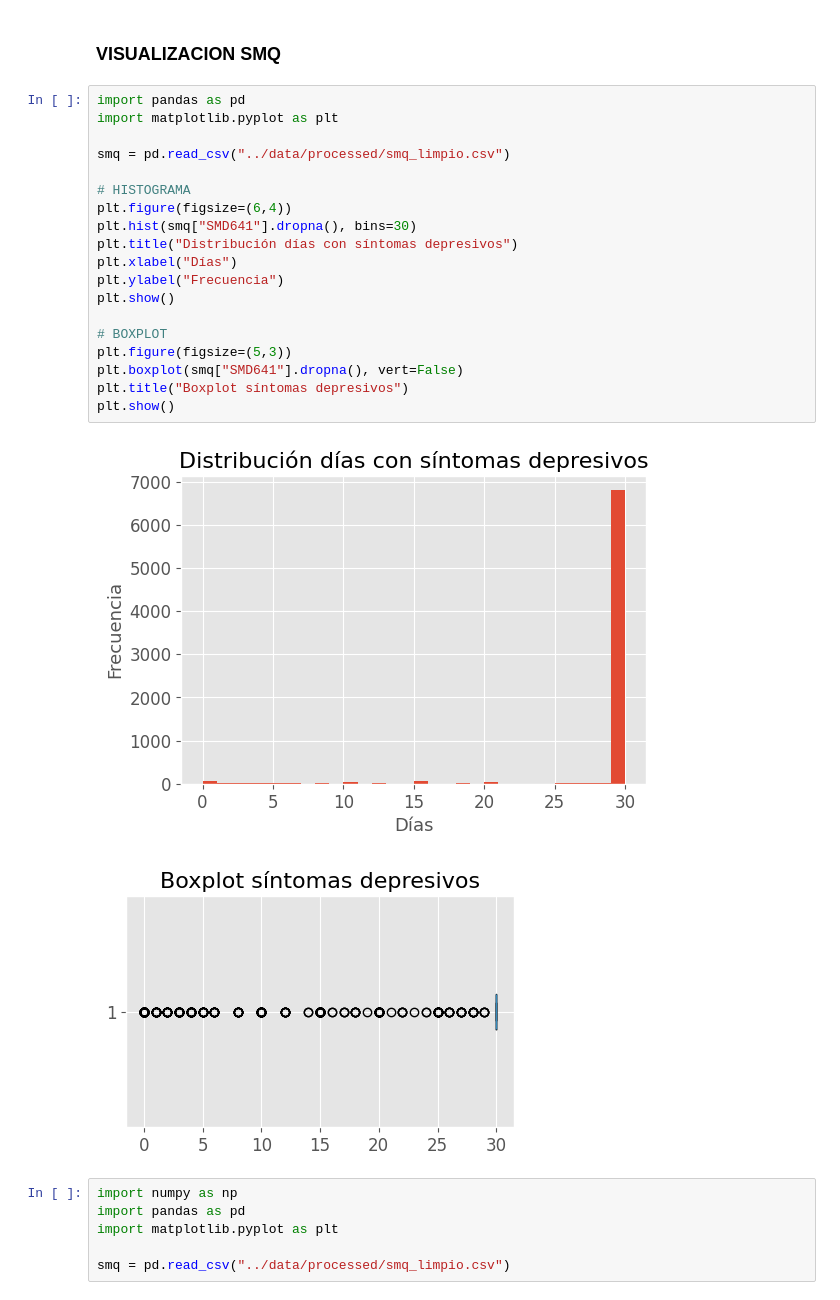
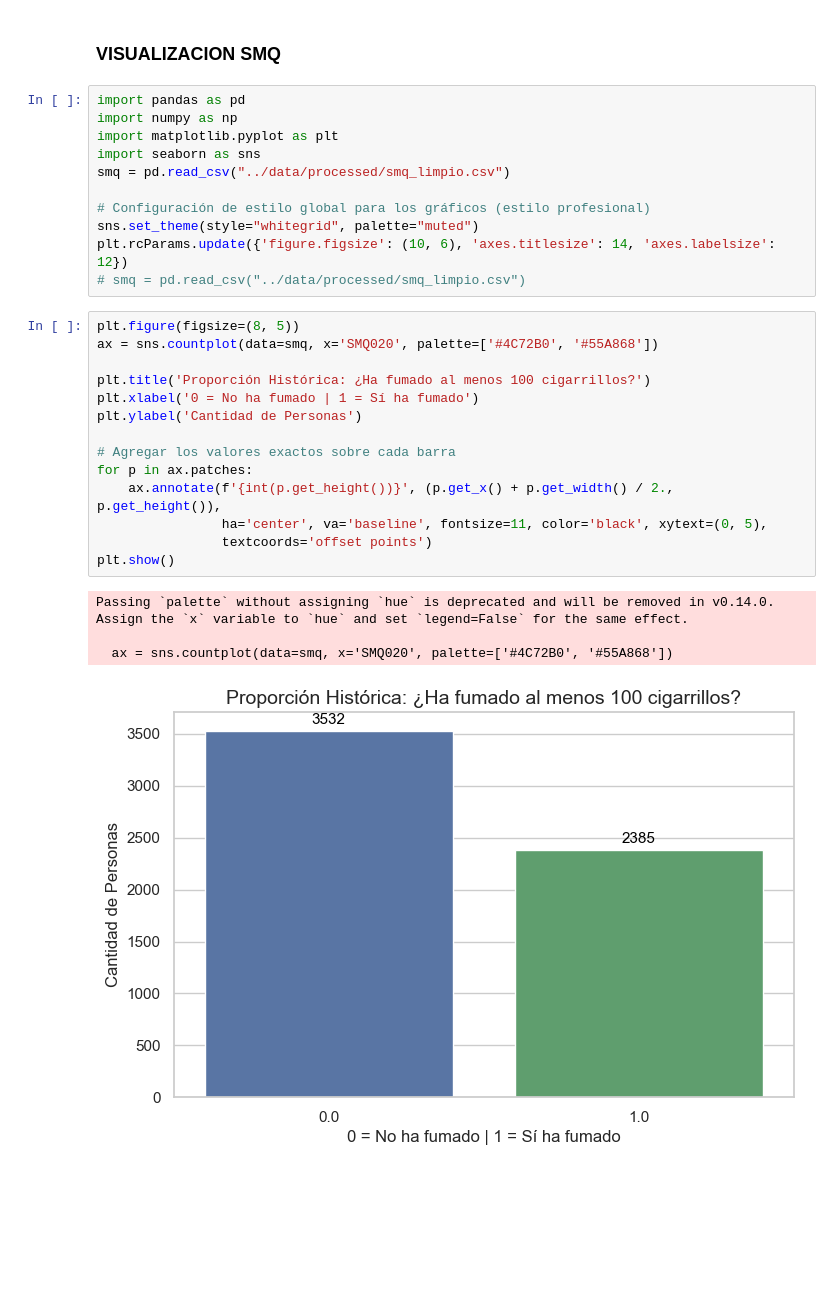
Before and after one commit to salva1984/kokoa-analisis-salud-mental, a Jupyter notebook: notebooks/06-analisis-G3.ipynb, the cells around one changed output. Drawn from its saved outputs; the diff is of its cells as text; blank space fills up the shorter version.

```diff
--- a/notebooks/06-analisis-G3.ipynb
+++ b/notebooks/06-analisis-G3.ipynb
@@ -1,30 +1,32 @@
 # %% [markdown]
 ### VISUALIZACION SMQ
-# %%
-import pandas as pd
-import matplotlib.pyplot as plt
-
-smq = pd.read_csv("../data/processed/smq_limpio.csv")
-
-# HISTOGRAMA
-plt.figure(figsize=(6,4))
-plt.hist(smq["SMD641"].dropna(), bins=30)
-plt.title("Distribución días con síntomas depresivos")
-plt.xlabel("Días")
-plt.ylabel("Frecuencia")
-plt.show()
-
-# BOXPLOT
-plt.figure(figsize=(5,3))
-plt.boxplot(smq["SMD641"].dropna(), vert=False)
-plt.title("Boxplot síntomas depresivos")
-plt.show()
-# %% [output]
-[figure, removed]
-[figure, removed]
-# %%
-import numpy as np
-import pandas as pd
-import matplotlib.pyplot as plt
-
-smq = pd.read_csv("../data/processed/smq_limpio.csv")
+# %%
+import pandas as pd
+import numpy as np
+import matplotlib.pyplot as plt
+import seaborn as sns
+smq = pd.read_csv("../data/processed/smq_limpio.csv")
+
+# Configuración de estilo global para los gráficos (estilo profesional)
+sns.set_theme(style="whitegrid", palette="muted")
+plt.rcParams.update({'figure.figsize': (10, 6), 'axes.titlesize': 14, 'axes.labelsize': 12})
+# smq = pd.read_csv("../data/processed/smq_limpio.csv")
+# %%
+plt.figure(figsize=(8, 5))
+ax = sns.countplot(data=smq, x='SMQ020', palette=['#4C72B0', '#55A868'])
+
+plt.title('Proporción Histórica: ¿Ha fumado al menos 100 cigarrillos?')
+plt.xlabel('0 = No ha fumado | 1 = Sí ha fumado')
+plt.ylabel('Cantidad de Personas')
+
+# Agregar los valores exactos sobre cada barra
+for p in ax.patches:
+    ax.annotate(f'{int(p.get_height())}', (p.get_x() + p.get_width() / 2., p.get_height()),
+                ha='center', va='baseline', fontsize=11, color='black', xytext=(0, 5),
+                textcoords='offset points')
+plt.show()
+# %% [output]
+Passing `palette` without assigning `hue` is deprecated and will be removed in v0.14.0. Assign the `x` variable to `hue` and set `legend=False` for the same effect.
+
+  ax = sns.countplot(data=smq, x='SMQ020', palette=['#4C72B0', '#55A868'])
+[figure, added]
```
Also changed, not shown: parts of 21 cells of this notebook.
